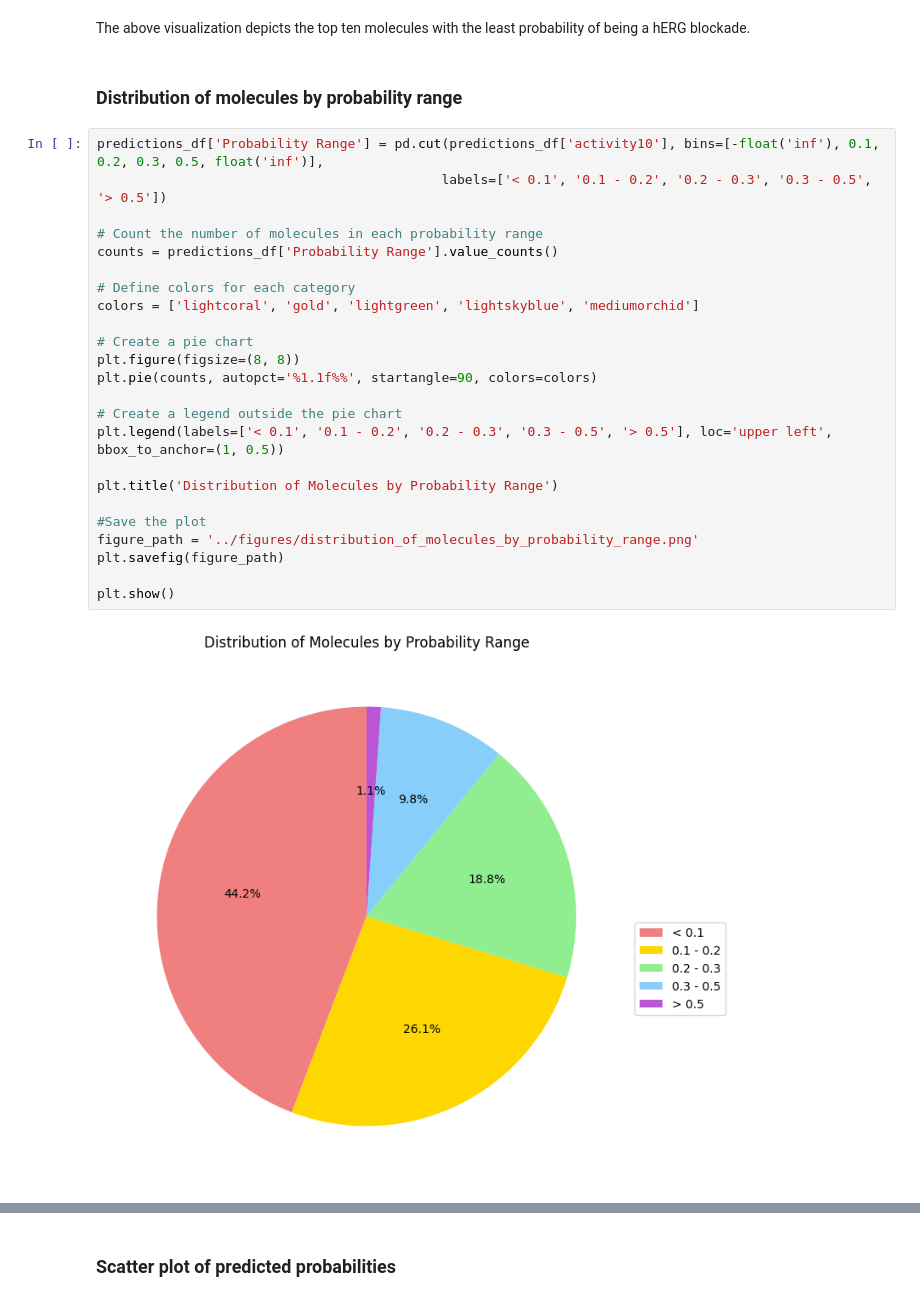
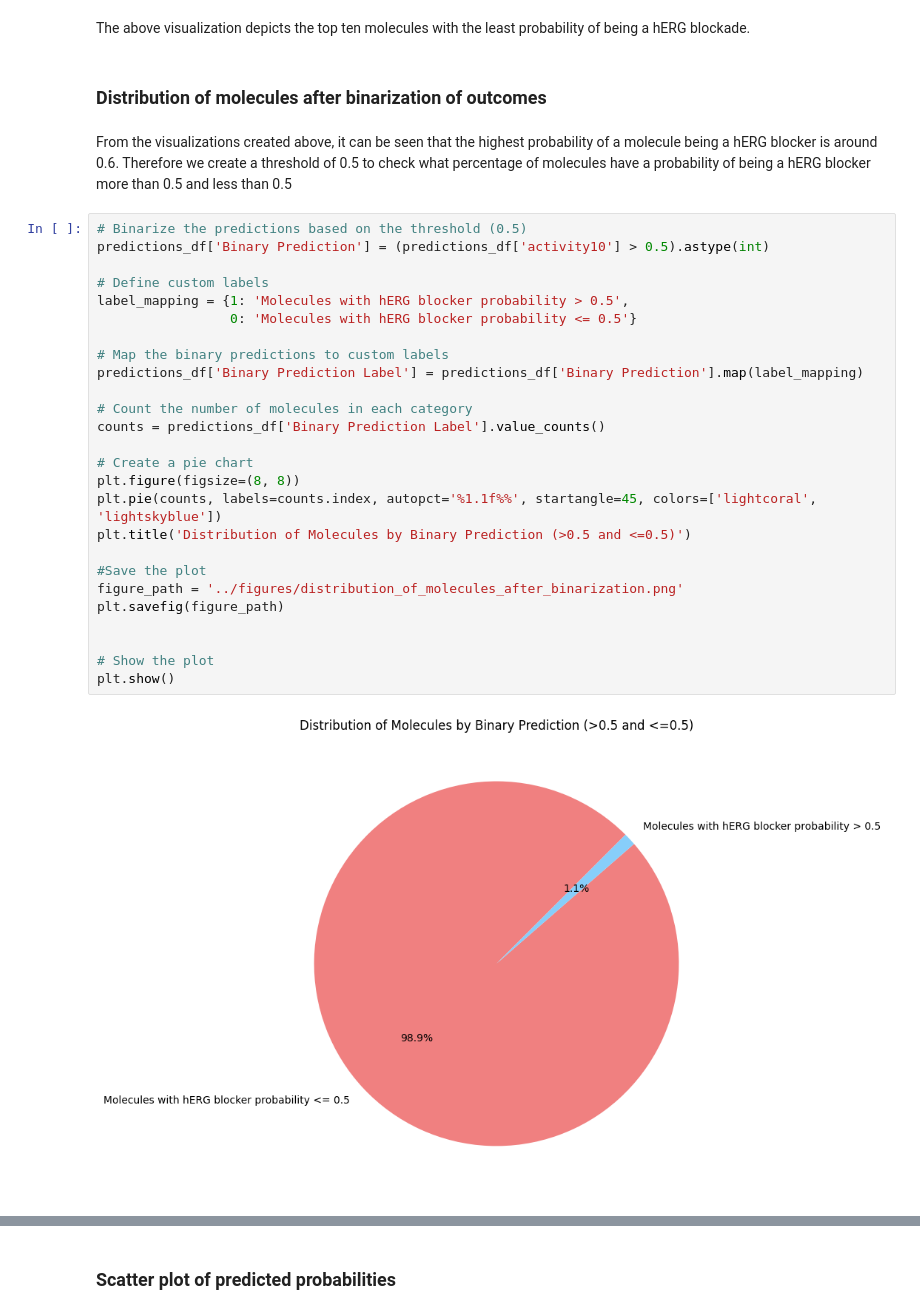
Before and after one commit to dubeyayushi/Contribution-Period-Ersilia, a Jupyter notebook: notebooks/model_bias (eos30gr).ipynb, the cells around one changed output, grey strips where cells are left out. Cells and saved outputs as stored; diff of their text form.

```diff
--- a/notebooks/model_bias (eos30gr).ipynb
+++ b/notebooks/model_bias (eos30gr).ipynb
@@ -322,33 +376,37 @@ plt.show()
 [figure]
 # %% [markdown]
 The above visualization depicts the top ten molecules with the least probability of being a hERG blockade.
-# %% [markdown]
-### Distribution of molecules by probability range
-# %%
-predictions_df['Probability Range'] = pd.cut(predictions_df['activity10'], bins=[-float('inf'), 0.1, 0.2, 0.3, 0.5, float('inf')],
-                                            labels=['< 0.1', '0.1 - 0.2', '0.2 - 0.3', '0.3 - 0.5', '> 0.5'])
-
-# Count the number of molecules in each probability range
-counts = predictions_df['Probability Range'].value_counts()
-
-# Define colors for each category
-colors = ['lightcoral', 'gold', 'lightgreen', 'lightskyblue', 'mediumorchid']
-
-# Create a pie chart
-plt.figure(figsize=(8, 8))
-plt.pie(counts, autopct='%1.1f%%', startangle=90, colors=colors)
-
-# Create a legend outside the pie chart
-plt.legend(labels=['< 0.1', '0.1 - 0.2', '0.2 - 0.3', '0.3 - 0.5', '> 0.5'], loc='upper left', bbox_to_anchor=(1, 0.5))
-
-plt.title('Distribution of Molecules by Probability Range')
-
-#Save the plot
-figure_path = '../figures/distribution_of_molecules_by_probability_range.png'
-plt.savefig(figure_path)
-
-plt.show()
-# %% [output]
-[figure]
+# %% [markdown]
+### Distribution of molecules after binarization of outcomes
+# %% [markdown]
+From the visualizations created above, it can be seen that the highest probability of a molecule being a hERG blocker is around 0.6. Therefore we create a threshold of 0.5 to check what percentage of molecules have a probability of being a hERG blocker more than 0.5 and less than 0.5
+# %%
+# Binarize the predictions based on the threshold (0.5)
+predictions_df['Binary Prediction'] = (predictions_df['activity10'] > 0.5).astype(int)
+
+# Define custom labels
+label_mapping = {1: 'Molecules with hERG blocker probability > 0.5',
+                 0: 'Molecules with hERG blocker probability <= 0.5'}
+
+# Map the binary predictions to custom labels
+predictions_df['Binary Prediction Label'] = predictions_df['Binary Prediction'].map(label_mapping)
+
+# Count the number of molecules in each category
+counts = predictions_df['Binary Prediction Label'].value_counts()
+
+# Create a pie chart
+plt.figure(figsize=(8, 8))
+plt.pie(counts, labels=counts.index, autopct='%1.1f%%', startangle=45, colors=['lightcoral', 'lightskyblue'])
+plt.title('Distribution of Molecules by Binary Prediction (>0.5 and <=0.5)')
+
+#Save the plot
+figure_path = '../figures/distribution_of_molecules_after_binarization.png'
+plt.savefig(figure_path)
+
+
+# Show the plot
+plt.show()
+# %% [output]
+[figure, added]
 # %% [markdown]
 From the above visualization, we can see that from the sample of 1000 molecules, major percentage has a very low probability of being a hERG bloakade. And around 1.1% molecules have the probability of being a hERG blockade.
```
Also changed, not shown: parts of 10 cells of this notebook, 2 other files.
